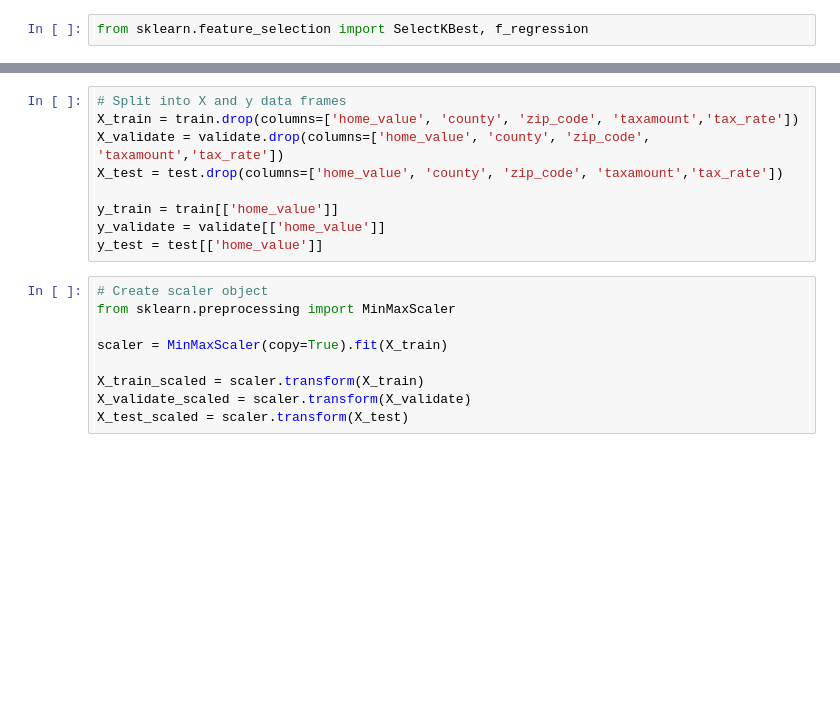
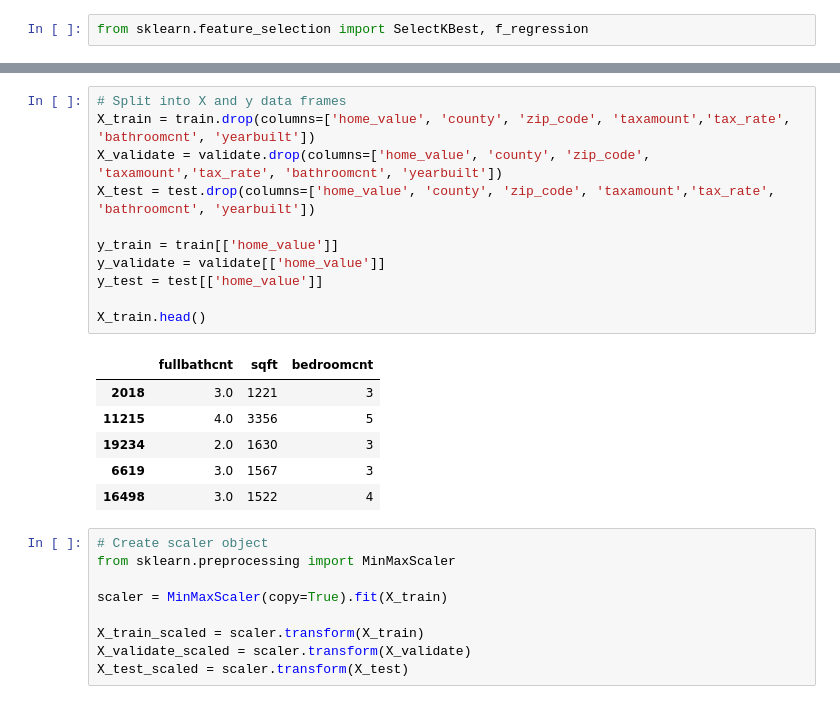
Before and after one commit to Brandon-Martinez27/zillow_regression_project, a Jupyter notebook: model_g.ipynb, the cells around one changed output, grey strips where cells are left out. Drawn from its saved outputs; the diff is of its cells as text; blank space fills up the shorter version.

```diff
--- a/model_g.ipynb
+++ b/model_g.ipynb
@@ -511,13 +511,22 @@ train.head()
 | 16498 | 3.0 | 1522 | 3.0 | 4 | 96497 | 5959.90 | 457967.0 | 1984 | 1.30 | ... |
 # %%
 # Split into X and y data frames
-X_train = train.drop(columns=['home_value', 'county', 'zip_code', 'taxamount','tax_rate'])
-X_validate = validate.drop(columns=['home_value', 'county', 'zip_code', 'taxamount','tax_rate'])
-X_test = test.drop(columns=['home_value', 'county', 'zip_code', 'taxamount','tax_rate'])
+X_train = train.drop(columns=['home_value', 'county', 'zip_code', 'taxamount','tax_rate', 'bathroomcnt', 'yearbuilt'])
+X_validate = validate.drop(columns=['home_value', 'county', 'zip_code', 'taxamount','tax_rate', 'bathroomcnt', 'yearbuilt'])
+X_test = test.drop(columns=['home_value', 'county', 'zip_code', 'taxamount','tax_rate', 'bathroomcnt', 'yearbuilt'])
 
 y_train = train[['home_value']]
 y_validate = validate[['home_value']]
 y_test = test[['home_value']]
+
+X_train.head()
+# %% [output]
+|  | fullbathcnt | sqft | bedroomcnt |
+| 2018 | 3.0 | 1221 | 3 |
+| 11215 | 4.0 | 3356 | 5 |
+| 19234 | 2.0 | 1630 | 3 |
+| 6619 | 3.0 | 1567 | 3 |
+| 16498 | 3.0 | 1522 | 4 |
 # %%
 # Create scaler object
 from sklearn.preprocessing import MinMaxScaler
```
Also changed, not shown: parts of 19 cells of this notebook.
